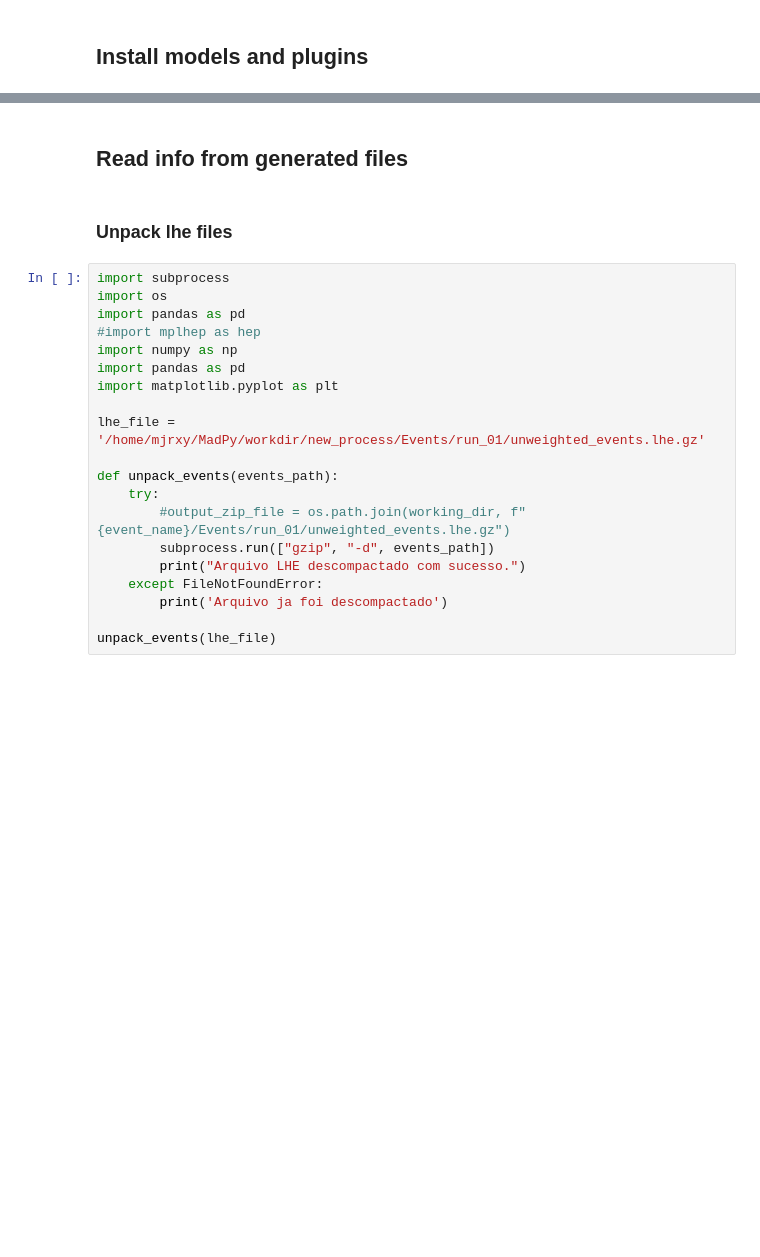
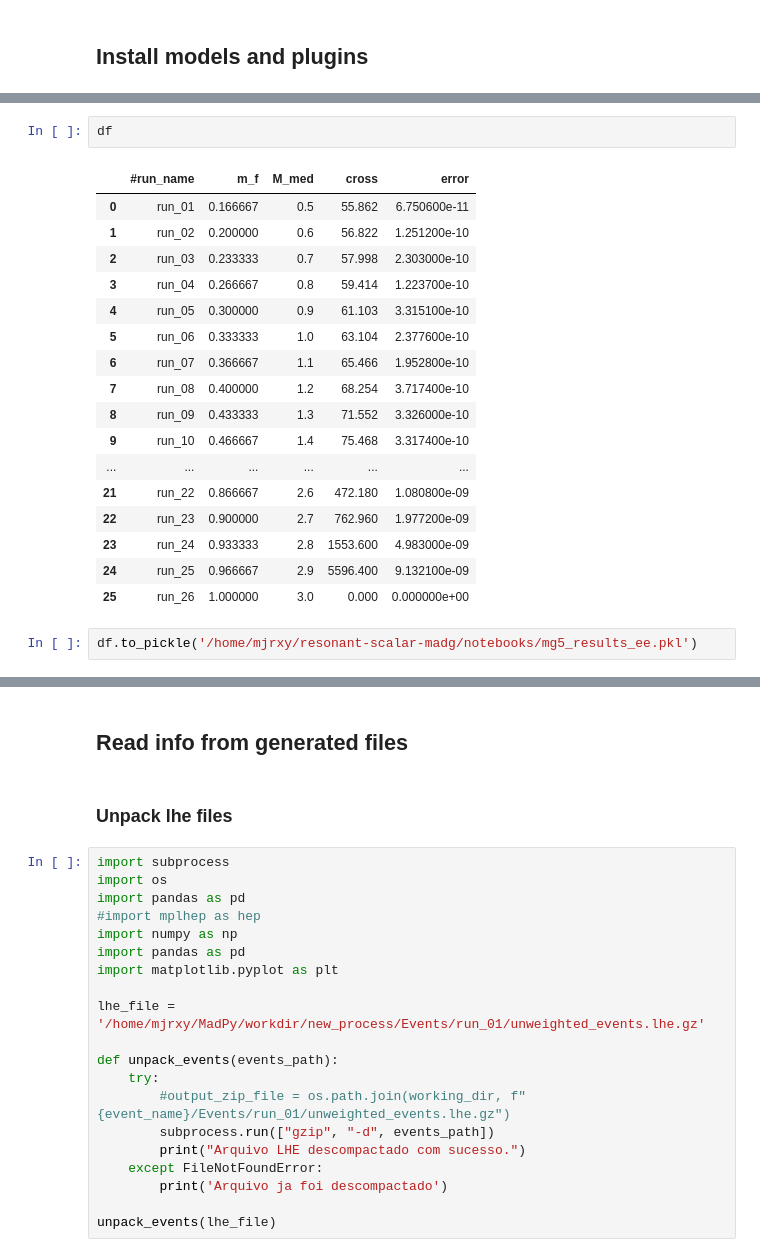
Before and after one commit to mardsouza/MadPy, a Jupyter notebook: notebooks/madgraph-manipulate-events.ipynb, the cells around one changed output, grey strips where cells are left out. Cells and saved outputs as stored; diff of their text form; blank space fills up the shorter version.

```diff
--- a/notebooks/madgraph-manipulate-events.ipynb
+++ b/notebooks/madgraph-manipulate-events.ipynb
@@ -296,0 +252,22 @@ for f in diagram_files:
+# %%
+df
+# %% [output]
+|  | #run_name | m_f | M_med | cross | error |
+| 0 | run_01 | 0.166667 | 0.5 | 55.862 | 6.750600e-11 |
+| 1 | run_02 | 0.200000 | 0.6 | 56.822 | 1.251200e-10 |
+| 2 | run_03 | 0.233333 | 0.7 | 57.998 | 2.303000e-10 |
+| 3 | run_04 | 0.266667 | 0.8 | 59.414 | 1.223700e-10 |
+| 4 | run_05 | 0.300000 | 0.9 | 61.103 | 3.315100e-10 |
+| 5 | run_06 | 0.333333 | 1.0 | 63.104 | 2.377600e-10 |
+| 6 | run_07 | 0.366667 | 1.1 | 65.466 | 1.952800e-10 |
+| 7 | run_08 | 0.400000 | 1.2 | 68.254 | 3.717400e-10 |
+| 8 | run_09 | 0.433333 | 1.3 | 71.552 | 3.326000e-10 |
+| 9 | run_10 | 0.466667 | 1.4 | 75.468 | 3.317400e-10 |
+| ... | ... | ... | ... | ... | ... |
+| 21 | run_22 | 0.866667 | 2.6 | 472.180 | 1.080800e-09 |
+| 22 | run_23 | 0.900000 | 2.7 | 762.960 | 1.977200e-09 |
+| 23 | run_24 | 0.933333 | 2.8 | 1553.600 | 4.983000e-09 |
+| 24 | run_25 | 0.966667 | 2.9 | 5596.400 | 9.132100e-09 |
+| 25 | run_26 | 1.000000 | 3.0 | 0.000 | 0.000000e+00 |
+# %%
+df.to_pickle('/home/mjrxy/resonant-scalar-madg/notebooks/mg5_results_ee.pkl')
```
Also changed, not shown: parts of 38 cells of this notebook, 10 other files.
